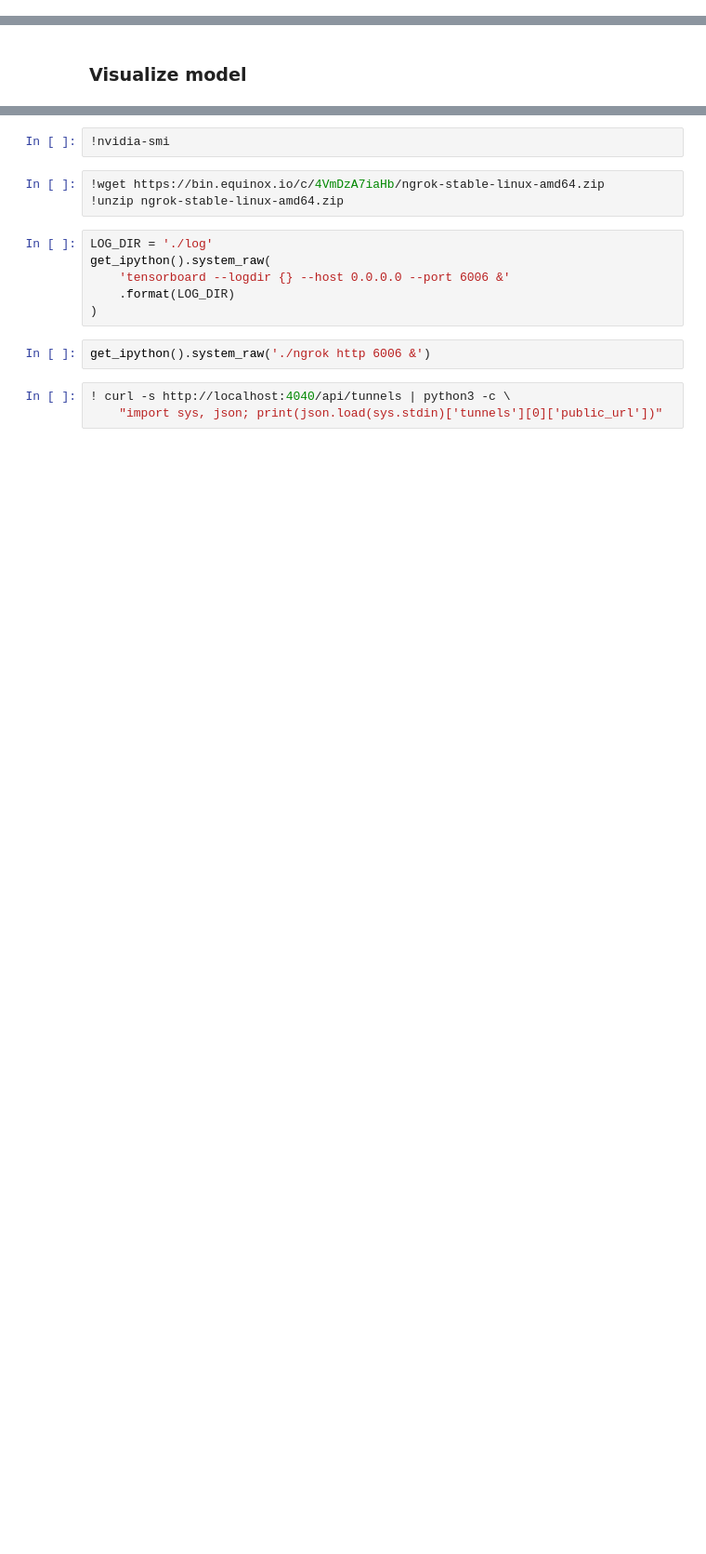
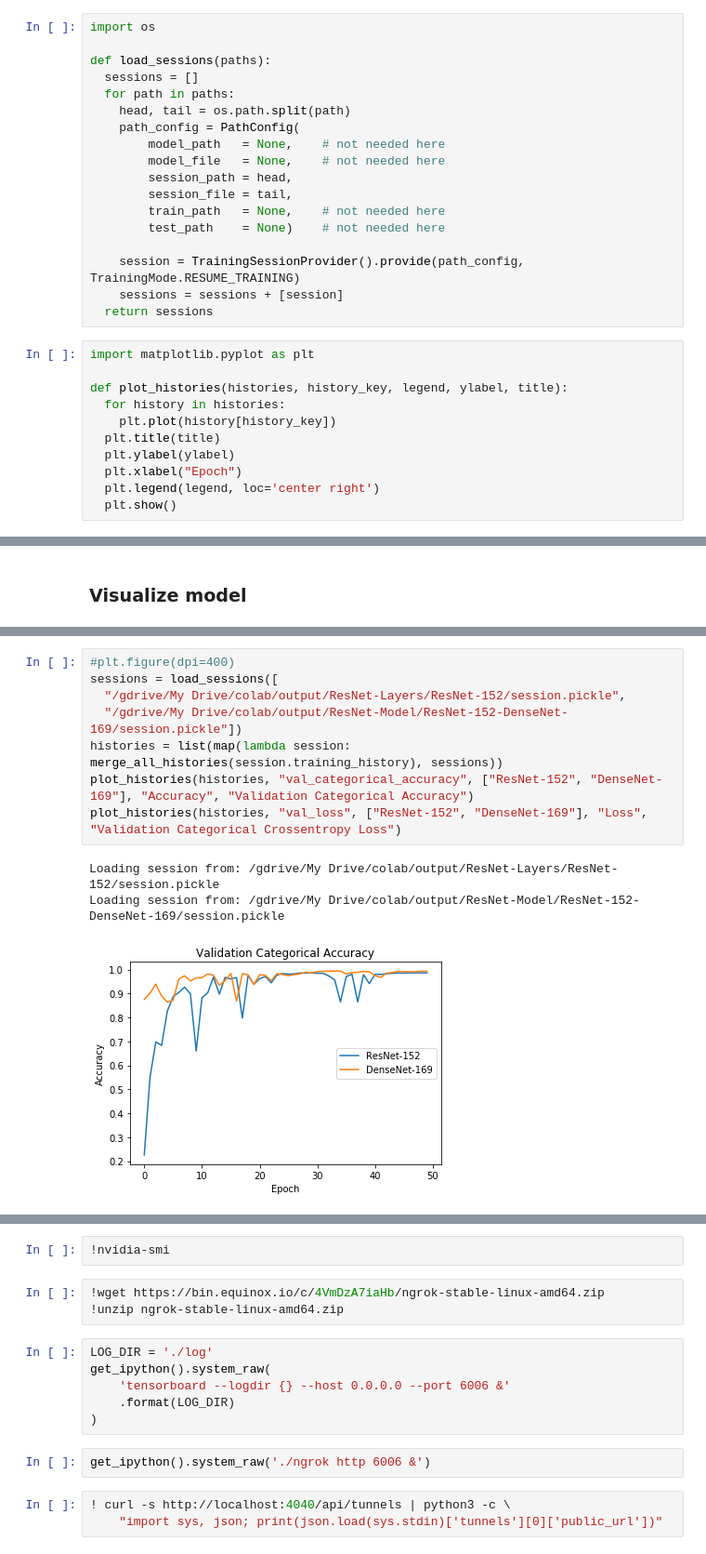
Before and after one commit to abieren/DL-Seminar-ResNet-DenseNet, a Jupyter notebook: Colab-Notebook-ResNet-DenseNet.ipynb, the cells around one changed output, grey strips where cells are left out. Shown at 93% size. Drawn from its saved outputs; the diff is of its cells as text; blank space fills up the shorter version.

```diff
--- a/Colab-Notebook-ResNet-DenseNet.ipynb
+++ b/Colab-Notebook-ResNet-DenseNet.ipynb
@@ -587 +769,30 @@ def plot_falsely_classified_images(false_preds, false_labels, false_images, fals
+# %%
+import os
+
+def load_sessions(paths):
+  sessions = []
+  for path in paths:
+    head, tail = os.path.split(path)
+    path_config = PathConfig(
+        model_path   = None,    # not needed here
+        model_file   = None,    # not needed here
+        session_path = head,
+        session_file = tail,
+        train_path   = None,    # not needed here
+        test_path    = None)    # not needed here
+
+    session = TrainingSessionProvider().provide(path_config, TrainingMode.RESUME_TRAINING)
+    sessions = sessions + [session]
+  return sessions
+# %%
+import matplotlib.pyplot as plt
+
+def plot_histories(histories, history_key, legend, ylabel, title):
+  for history in histories:
+    plt.plot(history[history_key])
+  plt.title(title)
+  plt.ylabel(ylabel)
+  plt.xlabel("Epoch")
+  plt.legend(legend, loc='center right')
+  plt.show()
 # %% [markdown]
@@ -634,0 +969,12 @@ tf.keras.utils.plot_model(MODEL)
+# %%
+#plt.figure(dpi=400)
+sessions = load_sessions([
+  "/gdrive/My Drive/colab/output/ResNet-Layers/ResNet-152/session.pickle",
+  "/gdrive/My Drive/colab/output/ResNet-Model/ResNet-152-DenseNet-169/session.pickle"])
+histories = list(map(lambda session: merge_all_histories(session.training_history), sessions))
+plot_histories(histories, "val_categorical_accuracy", ["ResNet-152", "DenseNet-169"], "Accuracy", "Validation Categorical Accuracy")
+plot_histories(histories, "val_loss", ["ResNet-152", "DenseNet-169"], "Loss", "Validation Categorical Crossentropy Loss")
+# %% [output]
+Loading session from: /gdrive/My Drive/colab/output/ResNet-Layers/ResNet-152/session.pickle
+Loading session from: /gdrive/My Drive/colab/output/ResNet-Model/ResNet-152-DenseNet-169/session.pickle
+[figure, added]
```
Also changed, not shown: parts of 69 cells of this notebook.
